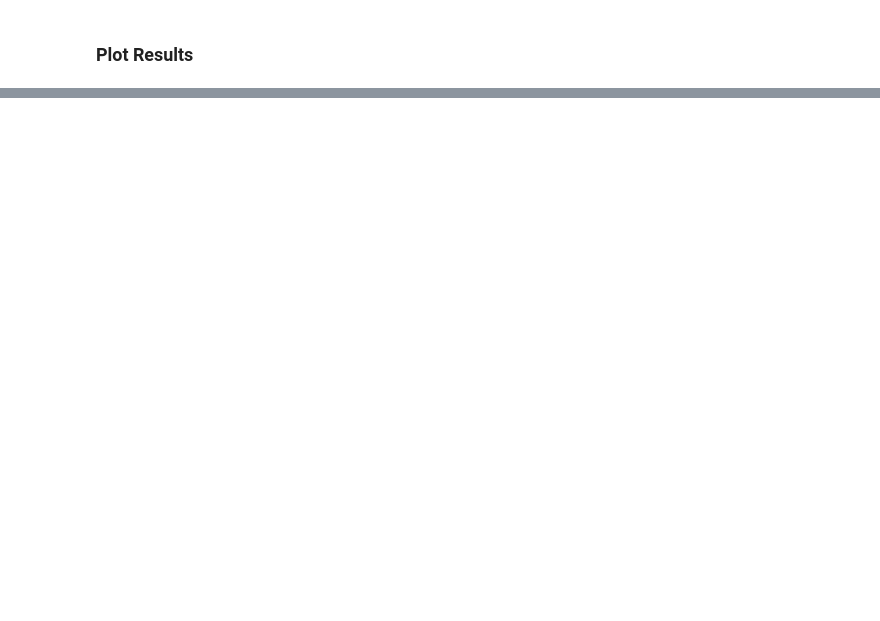
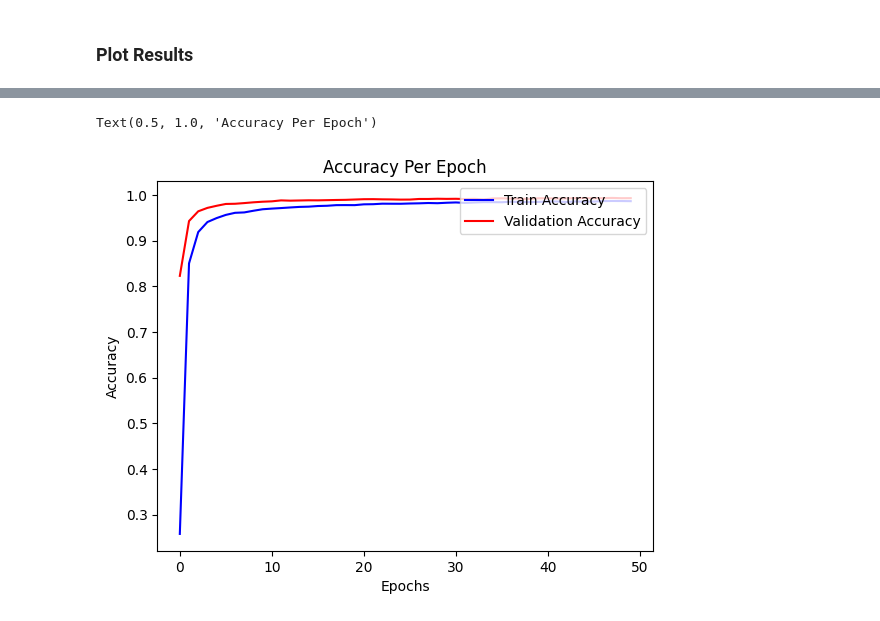
Before and after one commit to ryanchristopher27/CS8770-NeuralNetworks, a Jupyter notebook: mnist_cnn_model.ipynb, the cells around one changed output, grey strips where cells are left out. Cells and saved outputs as stored; diff of their text form; code cells hidden in the pictures; blank space fills up the shorter version.

```diff
--- a/mnist_cnn_model.ipynb
+++ b/mnist_cnn_model.ipynb
@@ -126,32 +167,45 @@ if torch.cuda.is_available():
 # %% [markdown]
 ### Define Training Function
 # %%
-train_loss = []
-train_count = []
-test_loss = []
-test_count = [i*len(train_loader.dataset) for i in range(epochs + 1)]
+train_loss_epoch = np.zeros(epochs)
+val_loss_epoch = np.zeros(epochs)
+
+train_acc_epoch = np.zeros(epochs)
+val_acc_epoch = np.zeros(epochs)
+
+train_correct_epoch = np.zeros(epochs)
+val_correct_epoch = np.zeros(epochs)
 
 def train(epoch, dataloader, optimizer):
     model.train()
 
-    print(f'Train Epoch: {epoch}')
+    batch_count = len(dataloader)
 
-    for batch, (data, label) in tqdm(enumerate(dataloader), total=len(dataloader)):
+    loss_accumulator = 0
+    correct_accumulator = 0
+
+    print(f'Train Epoch: {epoch+1}')
+
+    for batch, (data, label) in tqdm(enumerate(dataloader), total=batch_count):
         if on_gpu:
             data, label = data.to(device), label.to(device)
         optimizer.zero_grad()
         output = model(data)
 
         loss = criterion(output, label)
-        # loss = F.nll_loss(output, label)
         loss.backward()
 
         optimizer.step()
 
-        if batch % status_interval == 0:
-            # print(f'Train Epoch: {epoch} [{batch * len(data)}/{len(dataloader.dataset)}] ({batch * 100 / len(dataloader):.0f}%)\tLoss: {loss.item():.6f}')
-            train_loss.append(loss.item())
-            train_count.append((batch*64) + ((epoch-1)*len(dataloader.dataset)))
+        loss_accumulator += loss.item()
 
-    print(f'Loss: {loss.item():.6f}')
+        pred = output.data.max(1, keepdim=True)[1]
+        correct_accumulator += pred.eq(label.data.view_as(pred)).sum()
+
+
+    train_loss_epoch[epoch] = loss_accumulator / batch_count
+    train_acc_epoch[epoch] = correct_accumulator / len(dataloader.dataset)
+    train_correct_epoch[epoch] = correct_accumulator
+
+    print(f'Train Set: Average Batch Loss: {loss_accumulator/batch_count:.6f}, Accuracy: {correct_accumulator}/{len(dataloader.dataset)} ({100 * correct_accumulator / len(dataloader.dataset):.0f}%)')
 # %% [markdown]
@@ -212,3 +344,14 @@ Text(0, 0.5, 'negative log likelihood loss')
+# %%
+fig = plt.figure()
+plt.plot(train_acc_epoch, color='blue')
+plt.plot(val_acc_epoch, color='red')
+plt.legend(['Train Accuracy', 'Validation Accuracy'], loc='upper right')
+plt.xlabel('Epochs')
+plt.ylabel('Accuracy')
+plt.title('Accuracy Per Epoch')
+# %% [output]
+Text(0.5, 1.0, 'Accuracy Per Epoch')
+[figure, added]
 # %%
 with torch.no_grad():
   if torch.cuda.is_available():
```
Also changed, not shown: parts of 15 cells of this notebook, 1 other file.
